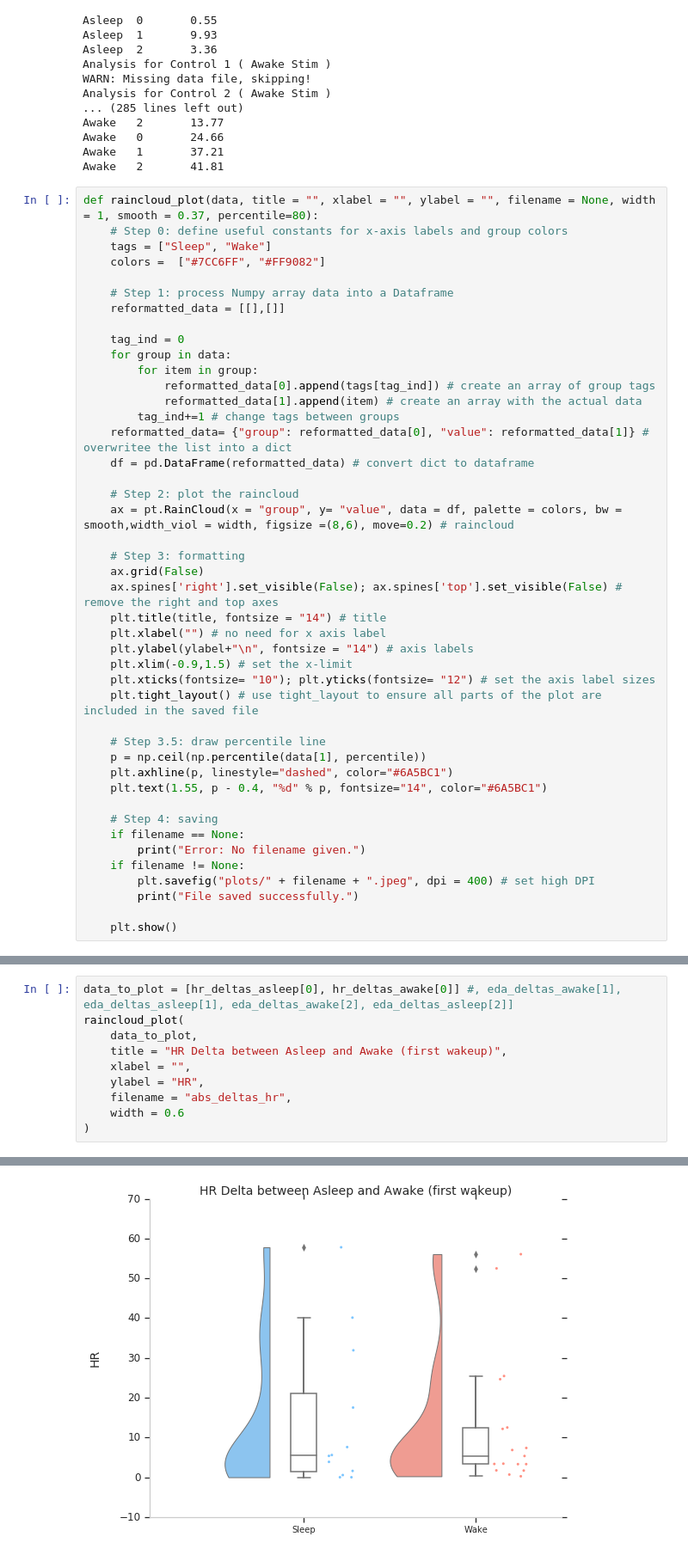
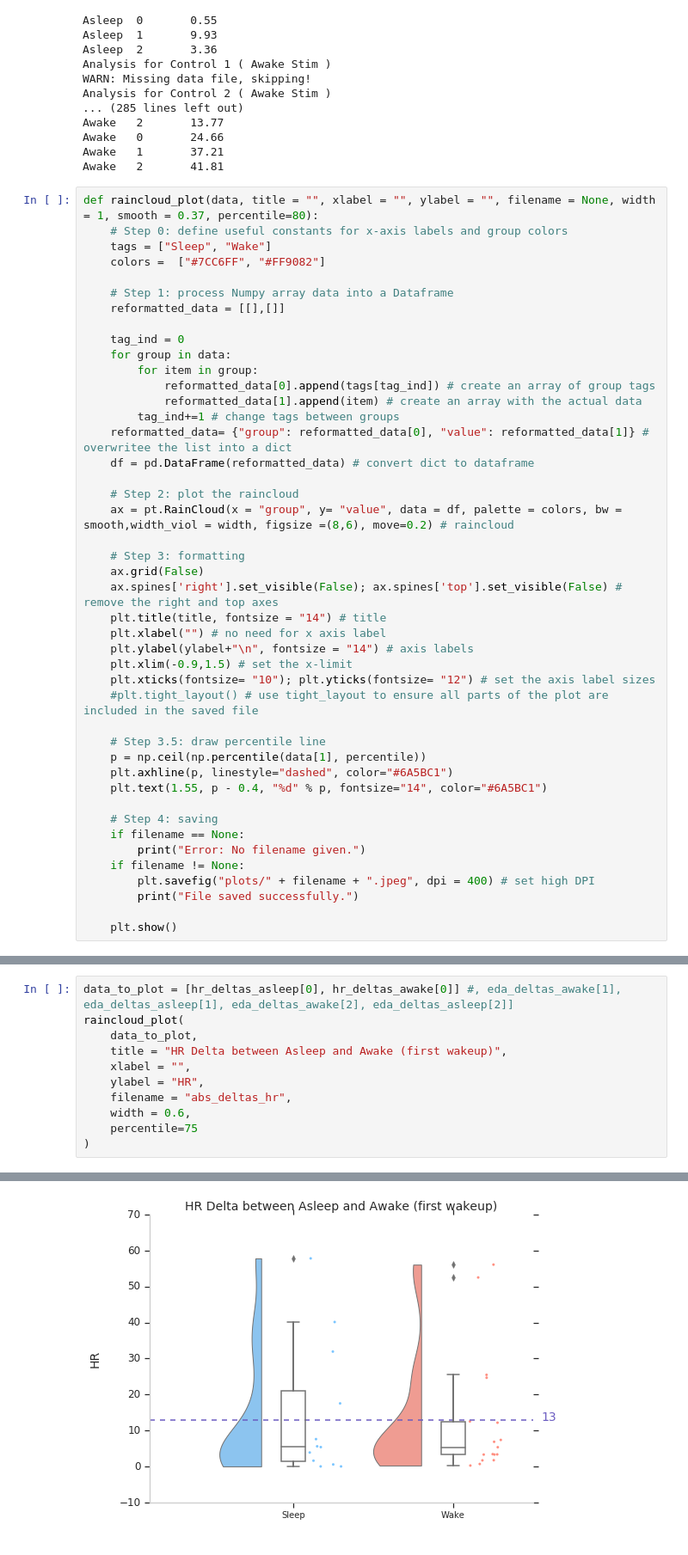
Before and after one commit to eyalperry88/openSleep, a Jupyter notebook: data_analysis/analyze.ipynb, the cells around one changed output, grey strips where cells are left out. Shown at 86% size. Drawn from its saved outputs; the diff is of its cells as text.

```diff
--- a/data_analysis/analyze.ipynb
+++ b/data_analysis/analyze.ipynb
@@ -558,7 +558,7 @@ def raincloud_plot(data, title = "", xlabel = "", ylabel = "", filename = None,
     plt.ylabel(ylabel+"\n", fontsize = "14") # axis labels
     plt.xlim(-0.9,1.5) # set the x-limit
     plt.xticks(fontsize= "10"); plt.yticks(fontsize= "12") # set the axis label sizes
-    plt.tight_layout() # use tight_layout to ensure all parts of the plot are included in the saved file
+    #plt.tight_layout() # use tight_layout to ensure all parts of the plot are included in the saved file
 
     # Step 3.5: draw percentile line
     p = np.ceil(np.percentile(data[1], percentile))
@@ -605,13 +607,14 @@ File saved successfully.
 # %%
 data_to_plot = [hr_deltas_asleep[0], hr_deltas_awake[0]] #, eda_deltas_awake[1], eda_deltas_asleep[1], eda_deltas_awake[2], eda_deltas_asleep[2]]
 raincloud_plot(
     data_to_plot,
     title = "HR Delta between Asleep and Awake (first wakeup)",
     xlabel = "",
     ylabel = "HR",
     filename = "abs_deltas_hr",
-    width = 0.6
+    width = 0.6,
+    percentile=75
 )
 # %% [output]
 File saved successfully.
-[figure, old version]
+[figure, new version]
```
Also changed, not shown: parts of 4 cells of this notebook, 3 other files.
